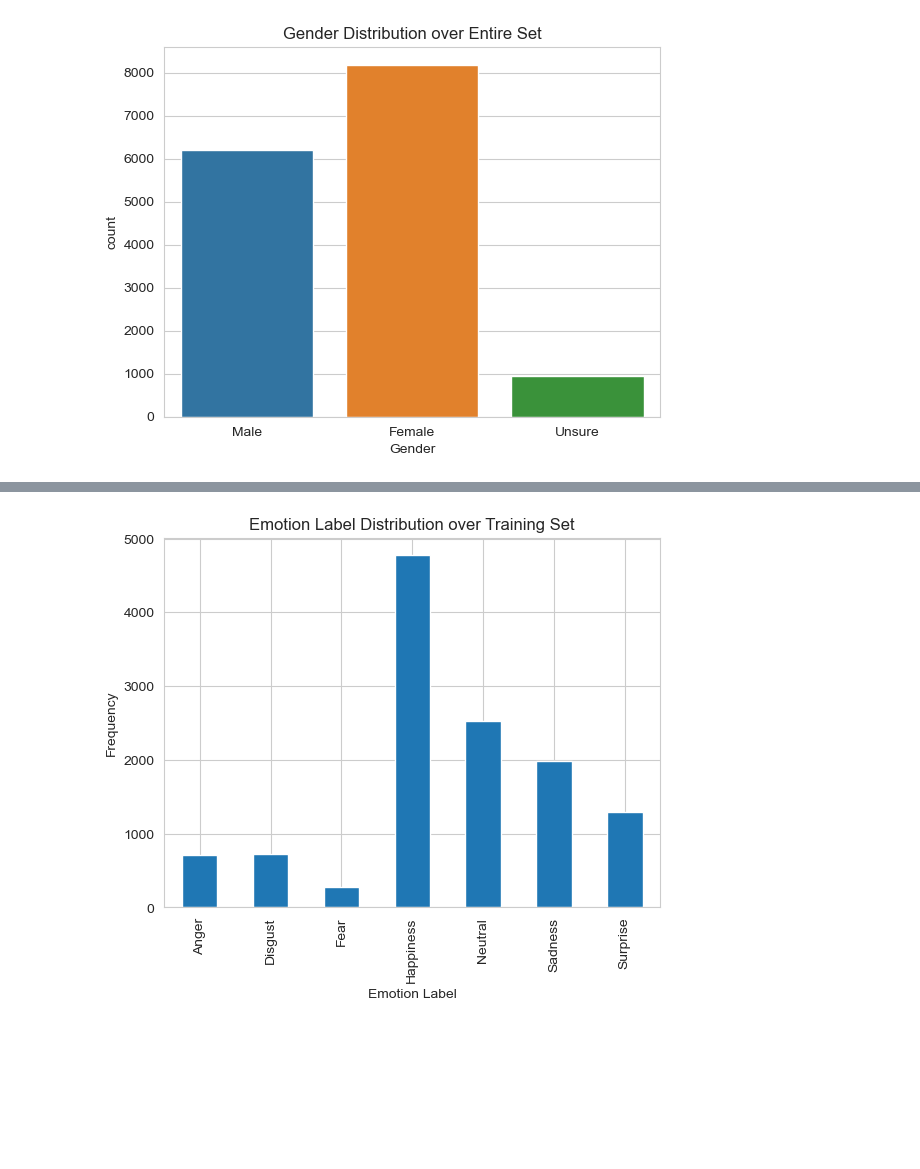
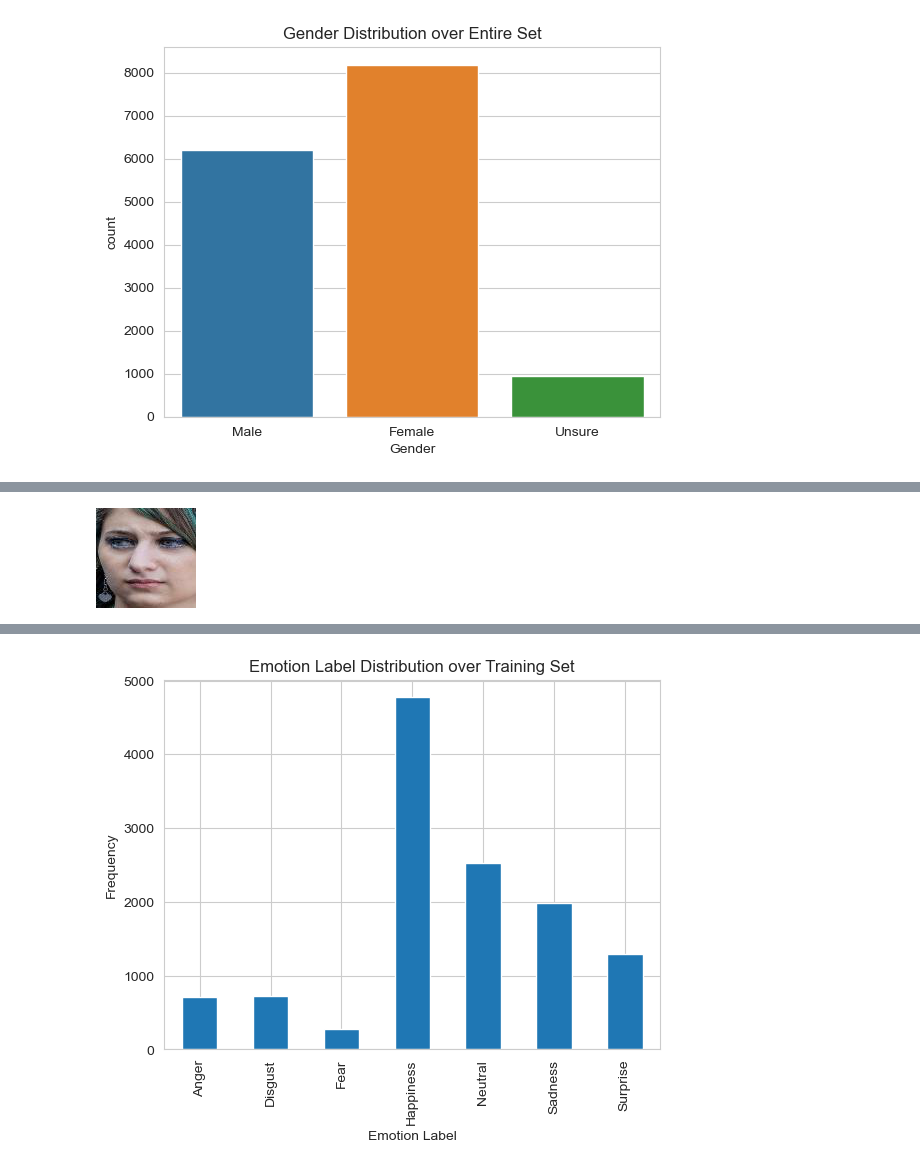
Before and after one commit to Lu-David/frowning-bias, a Jupyter notebook: notebooks/raf_eda.ipynb, the cells around one changed output, grey strips where cells are left out. Cells and saved outputs as stored; diff of their text form; code cells hidden in the pictures; blank space fills up the shorter version.

```diff
--- a/notebooks/raf_eda.ipynb
+++ b/notebooks/raf_eda.ipynb
@@ -111,0 +133,8 @@ plt.show()
+# %%
+img_path = df.iloc[0]["Path"]
+# show
+from PIL import Image
+img = Image.open(img_path)
+img
+# %% [output]
+[figure, added]
```
Also changed, not shown: parts of 8 cells of this notebook.
